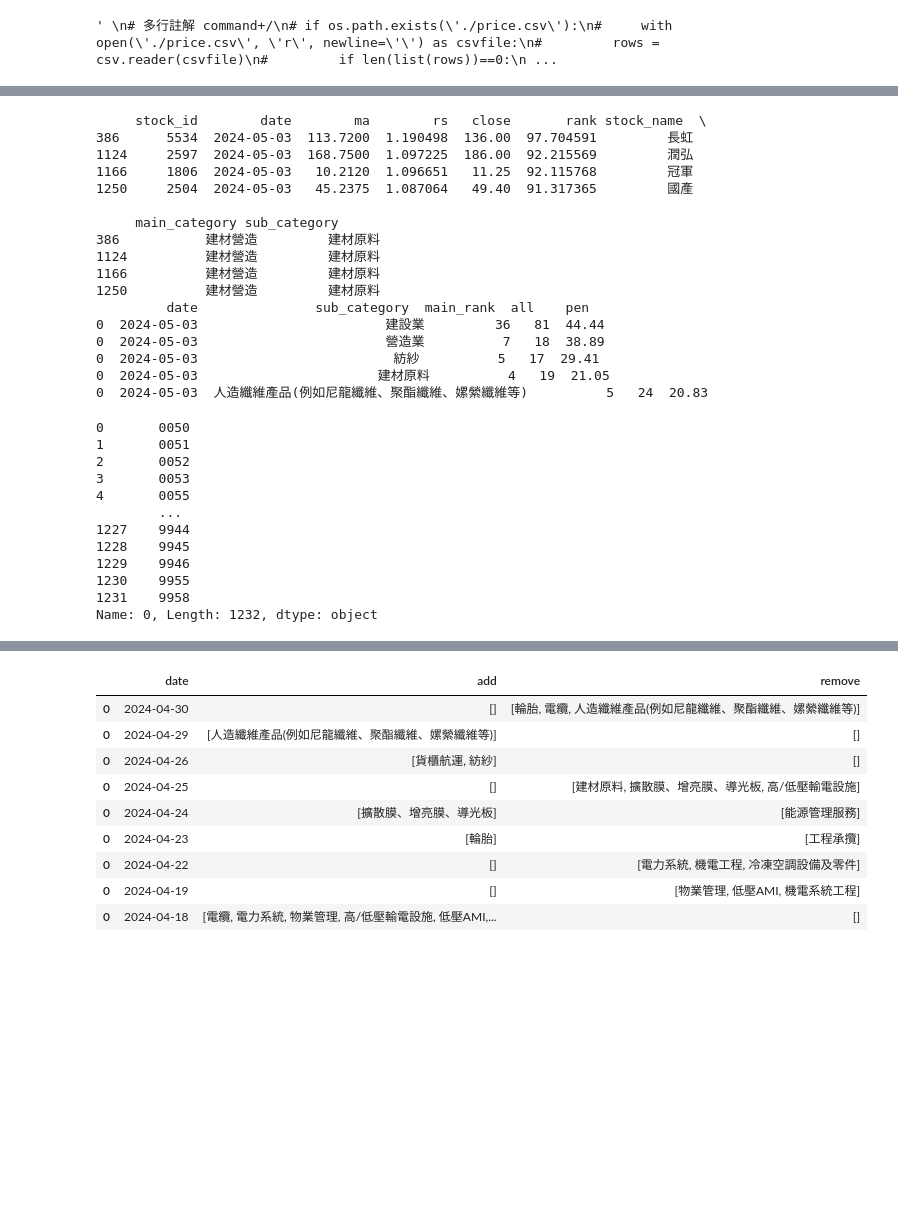
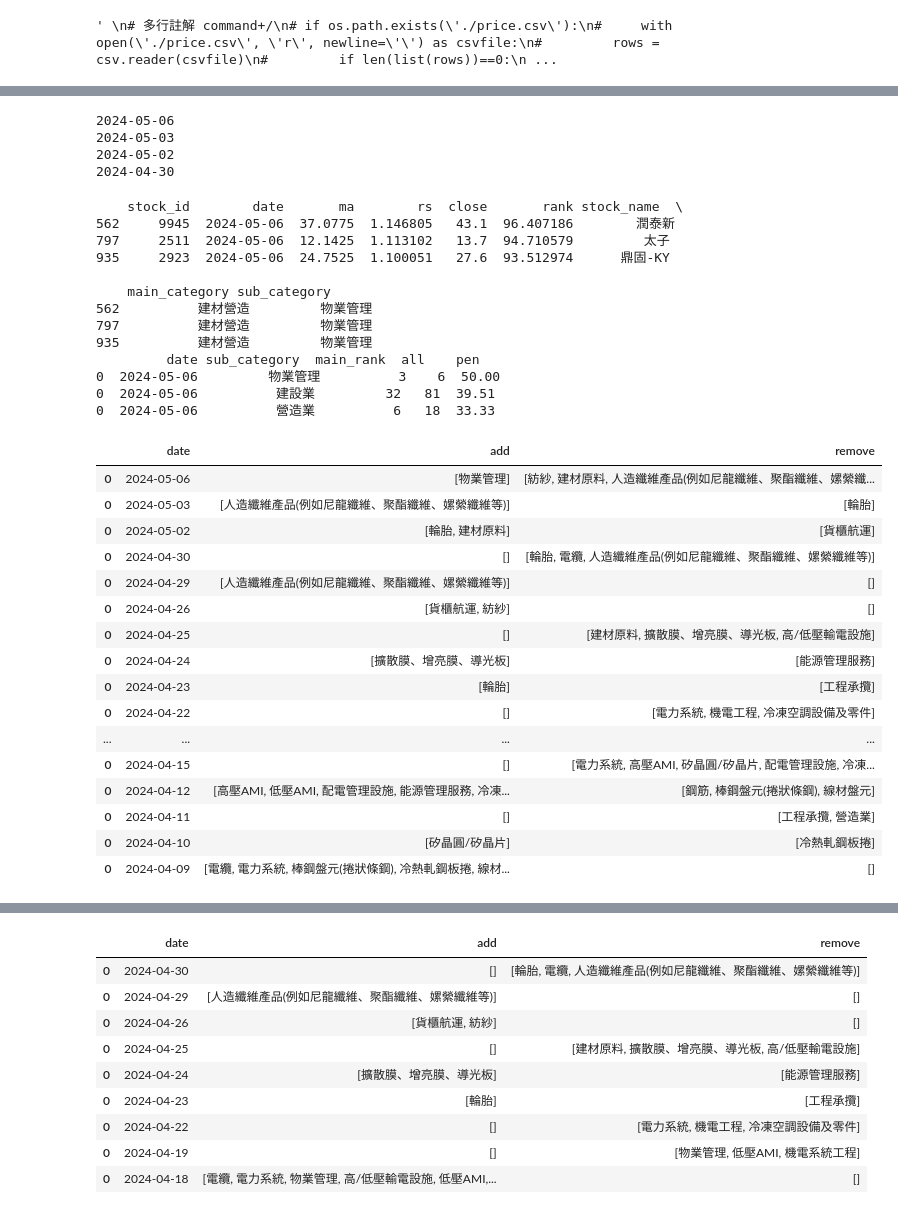
Before and after one commit to mulderfang/stock, a Jupyter notebook: RS與回測量化分析.ipynb, the cells around one changed output, grey strips where cells are left out. Drawn from its saved outputs; the diff is of its cells as text; code cells hidden in the pictures; blank space fills up the shorter version.

```diff
--- a/RS與回測量化分析.ipynb
+++ b/RS與回測量化分析.ipynb
@@ -421,10 +529,12 @@ df_sub_category_list = df_sub_category_list.set_index(['stock_id'])
 df_rs_week = pd.DataFrame()
 df_rs70_category_week = pd.DataFrame()
 
-df_rs = pd.DataFrame()
+
+df_rsall_week = pd.DataFrame()
+df_rsall_category_week = pd.DataFrame()
 
 # 計算RS ROLLING 用 月/季/年
-calculate_day = 20 #往前找N個交易日
+calculate_day = 5 #往前找N個交易日
 countdown = calculate_day
 
 rs_rank = 90 # 只挑選RS大於70
@@ -494,6 +604,7 @@ for day in data_date_list:
                         df_rs70.loc[i,'stock_name'] = stock_name
 
                 df_rs_week = pd.concat([df_rs_week,df_rs70])
+                df_rsall_week = pd.concat([df_rsall_week,df_rs])
                 # 順便統計細產業佔比
                 rs70_sub_category = get_sub_category_list(df_sub_category_list,df_rs70,day)
                 df_rs70_category_week = pd.concat([df_rs70_category_week,rs70_sub_category])
@@ -527,47 +638,49 @@ for day in list(data_date_list):
 
                 compare_list_temp = pd.DataFrame(compare_list)
                 compare_df = pd.concat([compare_df,compare_list_temp])
+# %% [output]
+2024-05-06
+2024-05-03
+2024-05-02
+2024-04-30
 # %%
 
 df_sub_category_list = pd.read_csv('/Users/mac/Desktop/desktop/stock_data/df_category_list.csv')
 df_sub_category_list['stock_id'] = df_sub_category_list['stock_id'].astype(str)
 df_rs_sub_category_list = pd.merge(df_rs_week, df_sub_category_list, on=['stock_id'])
 
-print(compare_df)
-
-survey_day = '2024-05-03'
-print(df_rs_sub_category_list[(df_rs_sub_category_list['sub_category'] == '建材原料') &  (df_rs_sub_category_list['date'] == survey_day)])
+survey_day = '2024-05-06'
+print(df_rs_sub_category_list[(df_rs_sub_category_list['sub_category'] == '物業管理') &  (df_rs_sub_category_list['date'] == survey_day)])
 print(df_rs70_category_week[(df_rs70_category_week['date'] == survey_day) & (df_rs70_category_week['main_rank'] > 2) & (df_rs70_category_week['pen'] > 20) ])
+compare_df
 # %% [output]
-     stock_id        date        ma        rs   close       rank stock_name  \
-386      5534  2024-05-03  113.7200  1.190498  136.00  97.704591         長虹
-1124     2597  2024-05-03  168.7500  1.097225  186.00  92.215569         潤弘
-1166     1806  2024-05-03   10.2120  1.096651   11.25  92.115768         冠軍
-1250     2504  2024-05-03   45.2375  1.087064   49.40  91.317365         國產
+    stock_id        date       ma        rs  close       rank stock_name  \
+562     9945  2024-05-06  37.0775  1.146805   43.1  96.407186        潤泰新
+797     2511  2024-05-06  12.1425  1.113102   13.7  94.710579         太子
+935     2923  2024-05-06  24.7525  1.100051   27.6  93.512974      鼎固-KY
 
-     main_category sub_category
-386           建材營造         建材原料
-1124          建材營造         建材原料
-1166          建材營造         建材原料
-1250          建材營造         建材原料
-         date               sub_category  main_rank  all    pen
-0  2024-05-03                        建設業         36   81  44.44
-0  2024-05-03                        營造業          7   18  38.89
-0  2024-05-03                         紡紗          5   17  29.41
-0  2024-05-03                       建材原料          4   19  21.05
-0  2024-05-03  人造纖維產品(例如尼龍纖維、聚酯纖維、嫘縈纖維等)          5   24  20.83
+    main_category sub_category
+562          建材營造         物業管理
+797          建材營造         物業管理
+935          建材營造         物業管理
+         date sub_category  main_rank  all    pen
+0  2024-05-06         物業管理          3    6  50.00
+0  2024-05-06          建設業         32   81  39.51
+0  2024-05-06          營造業          6   18  33.33
+|  | date | add | remove |
+| 0 | 2024-05-06 | [物業管理] | [紡紗, 建材原料, 人造纖維產品(例如尼龍纖維、聚酯纖維、嫘縈纖... |
+| 0 | 2024-05-03 | [人造纖維產品(例如尼龍纖維、聚酯纖維、嫘縈纖維等)] | [輪胎] |
+| 0 | 2024-05-02 | [輪胎, 建材原料] | [貨櫃航運] |
+| 0 | 2024-04-30 | [] | [輪胎, 電纜, 人造纖維產品(例如尼龍纖維、聚酯纖維、嫘縈纖維等)] |
+| 0 | 2024-04-29 | [人造纖維產品(例如尼龍纖維、聚酯纖維、嫘縈纖維等)] | [] |
+| 0 | 2024-04-26 | [貨櫃航運, 紡紗] | [] |
+| 0 | 2024-04-25 | [] | [建材原料, 擴散膜、增亮膜、導光板, 高/低壓輸電設施] |
+| 0 | 2024-04-24 | [擴散膜、增亮膜、導光板] | [能源管理服務] |
+| 0 | 2024-04-23 | [輪胎] | [工程承攬] |
+| 0 | 2024-04-22 | [] | [電力系統, 機電工程, 冷凍空調設備及零件] |
+| ... | ... | ... | ... |
+| 0 | 2024-04-15 | [] | [電力系統, 高壓AMI, 矽晶圓/矽晶片, 配電管理設施, 冷凍... |
+| 0 | 2024-04-12 | [高壓AMI, 低壓AMI, 配電管理設施, 能源管理服務, 冷凍... | [鋼筋, 棒鋼盤元(捲狀條鋼), 線材盤元] |
+| 0 | 2024-04-11 | [] | [工程承攬, 營造業] |
+| 0 | 2024-04-10 | [矽晶圓/矽晶片] | [冷熱軋鋼板捲] |
+| 0 | 2024-04-09 | [電纜, 電力系統, 棒鋼盤元(捲狀條鋼), 冷熱軋鋼板捲, 線材... | [] |
-# %%
-stock_ids
-# %% [output]
-0       0050
-1       0051
-2       0052
-3       0053
-4       0055
-        ...
-1227    9944
-1228    9945
-1229    9946
-1230    9955
-1231    9958
-Name: 0, Length: 1232, dtype: object
```
Also changed, not shown: parts of 6 cells of this notebook.
